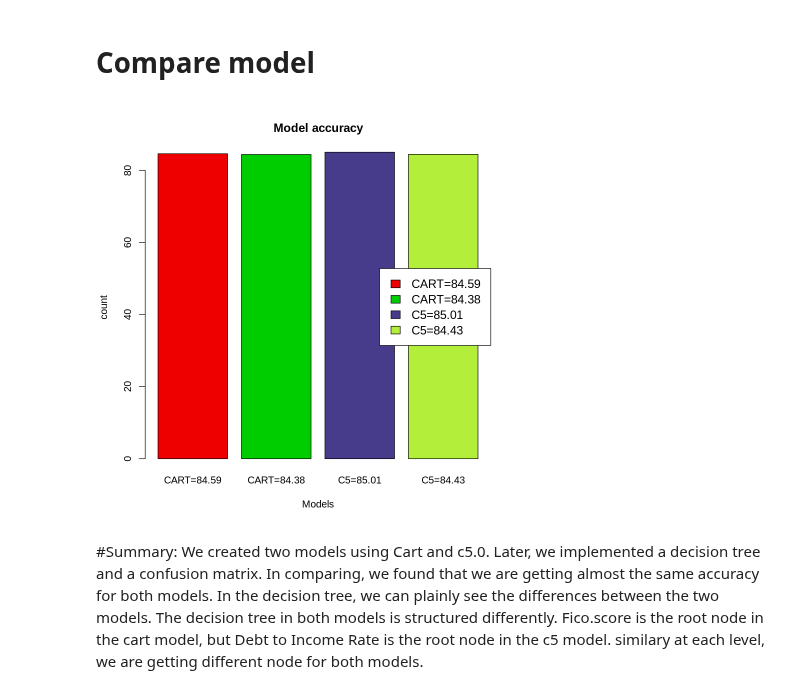
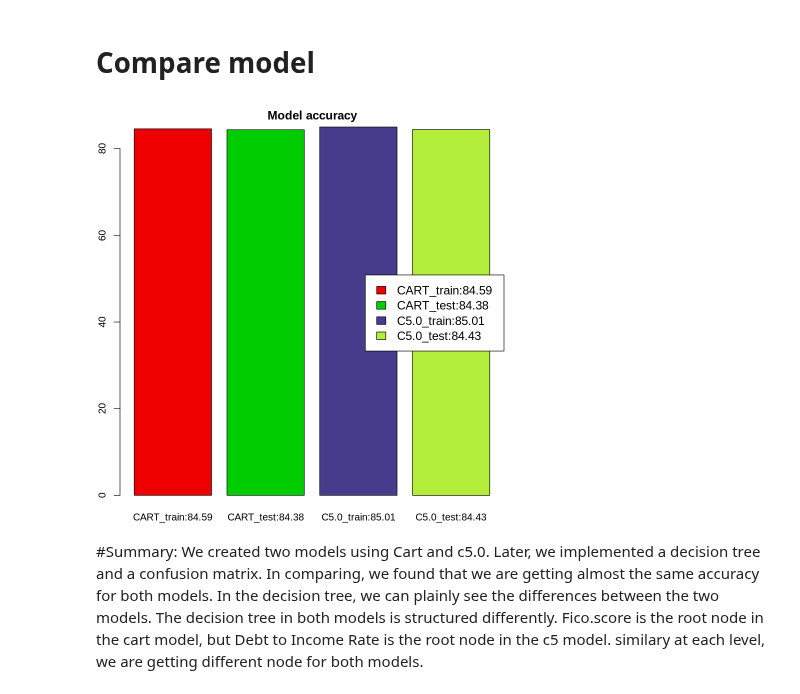
Before and after one commit to sg758253/IDS, a Jupyter notebook: HW6/HW6_r.ipynb, the cells around one changed output. Saved outputs shown, nothing was run; the diff lists cells and outputs as text; code cells hidden in the pictures.

```diff
--- a/HW6/HW6_r.ipynb
+++ b/HW6/HW6_r.ipynb
@@ -382,20 +382,21 @@ We are getting 84.42 percent of accuracy using c5.0 model on testDF.
 # %% [markdown]
 # Compare model
 # %%
-value1 <- paste("CART", format(round(cart_model_accuracy1, 2), nsmall = 2), sep="=")
-value2 <- paste("CART", format(round(cart_model_accuracy2, 2), nsmall = 2), sep="=")
-value3 <- paste("C5", format(round(c5_model_accuracy1, 2), nsmall = 2), sep="=")
-value4 <- paste("C5", format(round(c5_model_accuracy2, 2), nsmall = 2), sep="=")
+value1 <- paste("CART_train", format(round(cart_model_accuracy1, 2), nsmall = 2), sep=":")
+value2 <- paste("CART_test", format(round(cart_model_accuracy2, 2), nsmall = 2), sep=":")
+value3 <- paste("C5.0_train", format(round(c5_model_accuracy1, 2), nsmall = 2), sep=":")
+value4 <- paste("C5.0_test", format(round(c5_model_accuracy2, 2), nsmall = 2), sep=":")
 
 labels <- c(value1,value2,value3,value4)
 accuracy_model = c(cart_model_accuracy1, cart_model_accuracy2, c5_model_accuracy1,c5_model_accuracy2)
 # %%
+par(mar=c(2, 2, 2, 1))
 barplot(accuracy_model, main = "Model accuracy",ylab = "count", xlab = 'Models',names.arg = labels,
-col=c("red2", "green3", "slateblue4", "olivedrab2"),
+col=c("red2", "green3", "slateblue4", "olivedrab2"),width=15,
         legend.text = labels,
         args.legend=list(cex=1.2,x="right"))
 # %% [output]
-[figure, old version]
+[figure, new version]
 # %% [markdown]
 #Summary:
 We created two models using Cart and c5.0. Later, we implemented a decision tree and a confusion matrix. In comparing, we found that we are getting almost the same accuracy for both models. In the decision tree, we can plainly see the differences between the two models. The decision tree in both models is structured differently. Fico.score is the root node in the cart model, but Debt to Income Rate is the root node in the c5 model. similary at each level, we are getting different node for both models.
```
